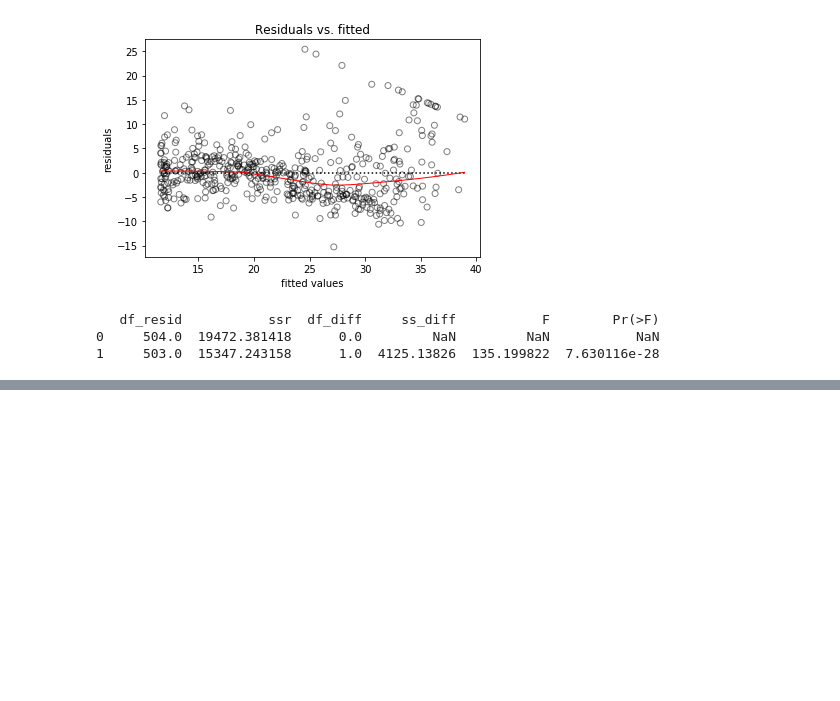
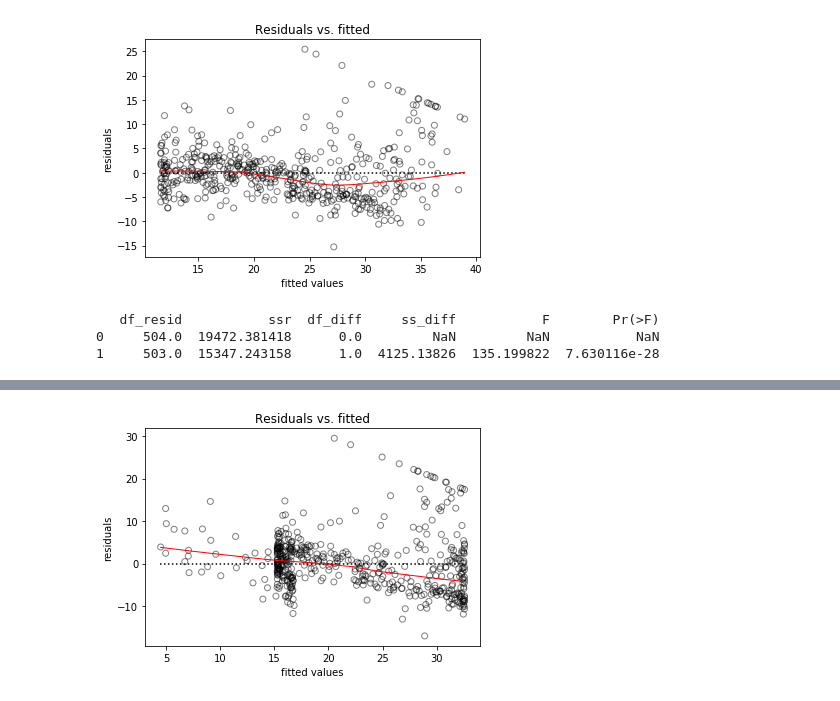
Before and after one commit to joswoo/pattern-recognition, a Jupyter notebook: lab3.ipynb, the cells around one changed output, grey strips where cells are left out. Cells and saved outputs as stored; diff of their text form; code cells hidden in the pictures; blank space fills up the shorter version.

```diff
--- a/lab3.ipynb
+++ b/lab3.ipynb
@@ -349,0 +382,8 @@ print(table)
+# %%
+# check residual plot
+plotResidue(lm5_fit.predict(), lm5_fit.resid)  # this function is defined above
+# looks worse
+# larger values are under-estimated
+# smaller values are over-estimated
+# %% [output]
+[figure, added]
```
Also changed, not shown: parts of 7 cells of this notebook.
